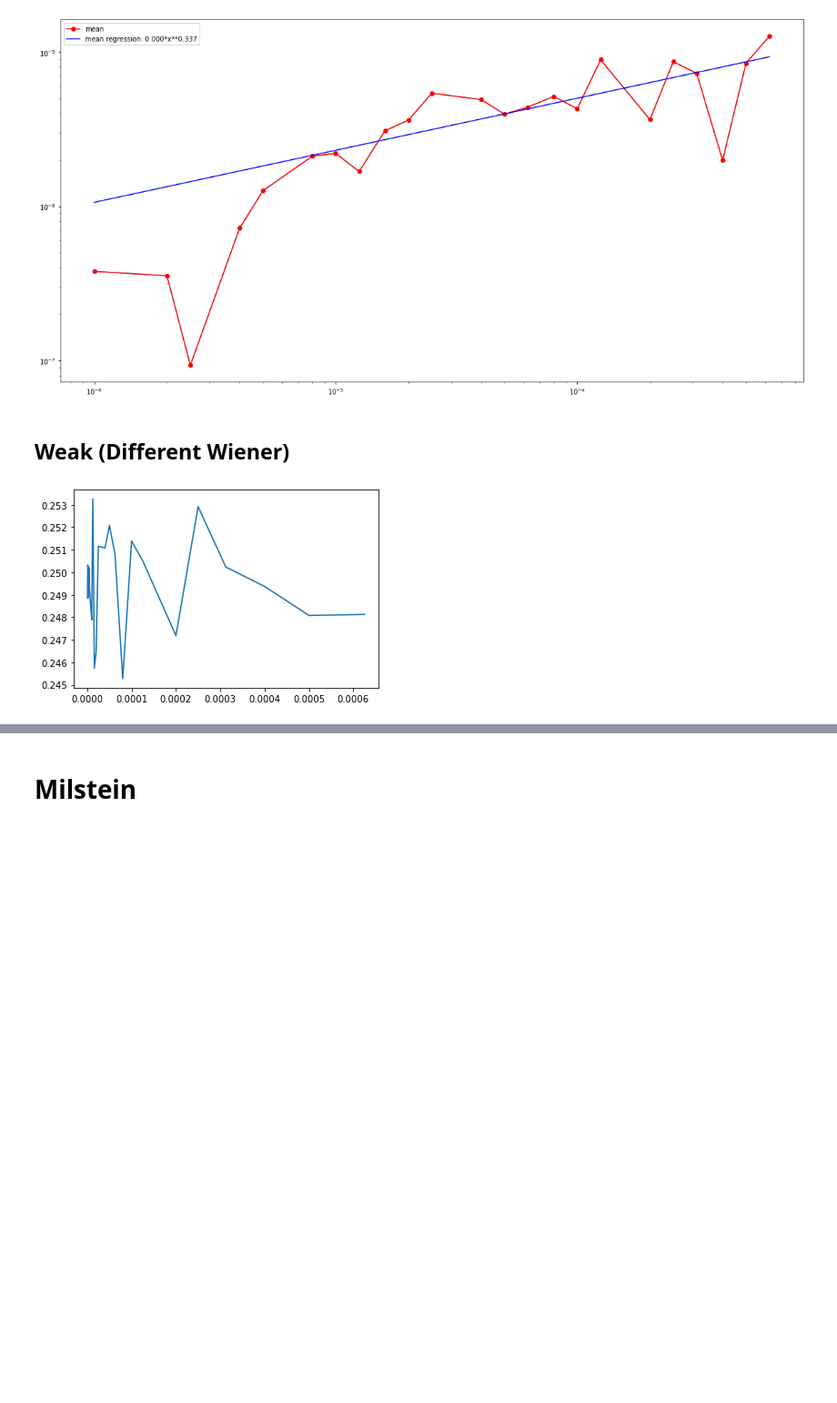
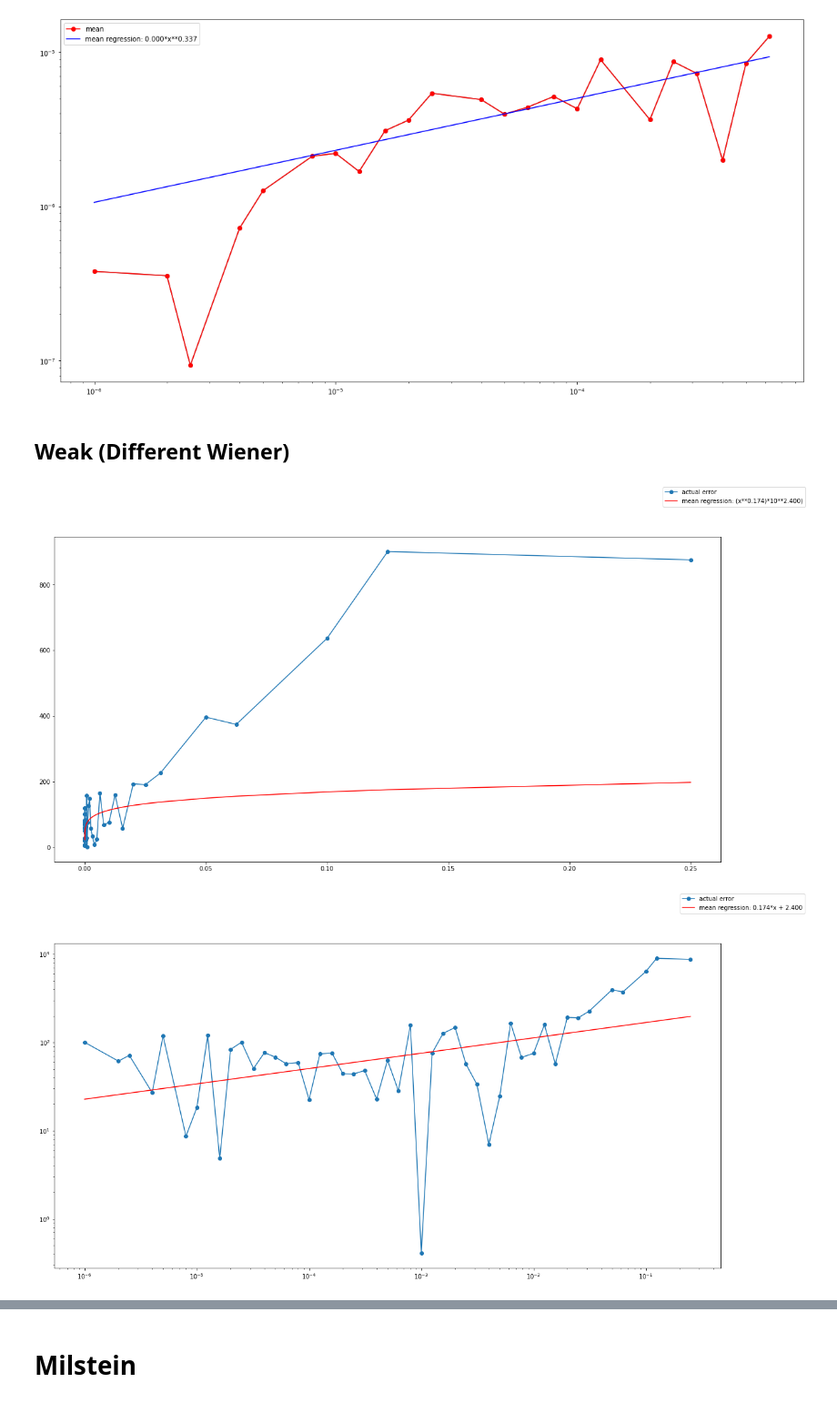
Before and after one commit to SClerckx/VTISF, a Jupyter notebook: convergence.ipynb, the cells around one changed output, grey strips where cells are left out. Shown at 91% size. Cells and saved outputs as stored; diff of their text form; code cells hidden in the pictures; blank space fills up the shorter version.

```diff
--- a/convergence.ipynb
+++ b/convergence.ipynb
@@ -15,7 +15,7 @@ t0 = 0
 tend = 1
 steps = 100000
 dt = (tend-t0)/steps
-h = 1.0
+h = 10000
 threshold = h/2
 Kbar = 1.0
 
@@ -420,9 +420,9 @@ plt.legend()
 # %% [markdown]
 ## Weak (Different Wiener)
 # %%
-localBaseSteps = 100000
-localTend = 0.05
-localNRealizations = 2500
+localBaseSteps = 1000000
+localTend = 0.5
+localNRealizations = 1000 #Calc with 1000
 # %%
 def getStepsList(depth):
     iterlist = np.arange(1,depth)
@@ -445,0 +439,3 @@ def GetEulerRealization(steps, tend, realization, noIO = False):
+# %%
+def linear(x,a,b):
+        return np.multiply(x,float(a)) + float(b)
@@ -446,25 +459,53 @@ def GetEulerRealization(steps, tend, realization, noIO = False):
+# %%
+def calcAndPlotLinearError(resolutions, deltas):
+    fig_linear = plt.figure(figsize=(20,10))
+    ax_linear = fig_linear.gca()
+
+    popt, pcov = curve_fit(linear, resolutions, deltas)
+
+    ax_linear.plot(resolutions, deltas, marker = "o", label = "actual error")
+    ax_linear.plot(resolutions, linear(resolutions, *popt), 'r-', label="mean regression: (x**{0:.3f})*10**{1:.3f})".format(*popt))
+    fig_linear.legend()
 # %%
 def getExpectedEndPoints(depth):
     stepsList, maxSteps = getStepsList(depth)
 
     expectedEndPoints = []
     resolutions = []
     for steps in tqdm(stepsList): #Iterate over resolutions (calc expectation of endpoints)
         endpoints = []
+        #plt.figure()
         for realization in np.arange(1,localNRealizations):
-            zs = GetEulerRealization(steps, localTend, realization, noIO=True)
+            ts, ws, dws, dt = getWeiner(steps, localTend, realization, noIO=True)
+
+            particle = Particle(h/4)
+            zs = particle.simulateMilstein(ts, dws, dt)
             endpoints.append(zs[-1])
+
+            #plt.scatter(0, zs[-1])
 
         resolutions.append(dt)
         meanEndPoint = np.mean(endpoints)
         expectedEndPoints.append(meanEndPoint)
 
     return resolutions, expectedEndPoints
 
 def plotError(depth):
     resolutions, expectedEndPoints = getExpectedEndPoints(depth)
-    plt.plot(resolutions, expectedEndPoints)
 
-plotError(2000)
+    zeroResolution = resolutions[0]
+    zeroExpectedEndPoint = expectedEndPoints[0]
+
+    coaserResolutions = resolutions[1:]
+    coarserExpectedEndpoints = expectedEndPoints[1:]
+    deltas = []
+    for expectedEndPoint in coarserExpectedEndpoints:
+        deltas.append(abs(zeroExpectedEndPoint - expectedEndPoint))
+
+    calcAndPlotError(coaserResolutions, deltas)
+    calcAndPlotLinearError(coaserResolutions, deltas)
+
+plotError(localBaseSteps)
 # %% [output]
-[figure, old version]
+[figure, new version]
+[figure, added]
```
Also changed, not shown: parts of 3 cells of this notebook.
